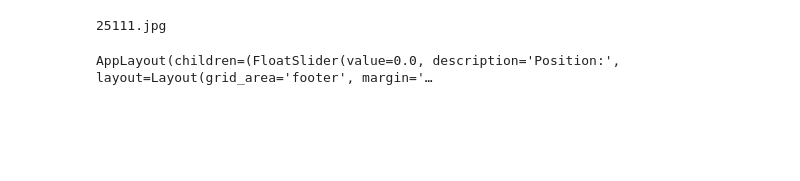
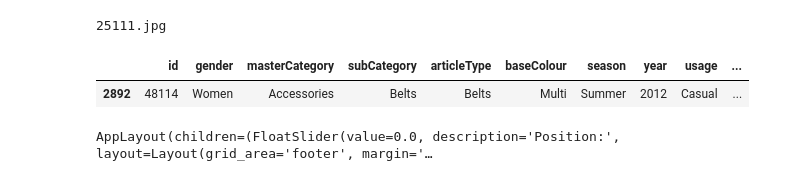
Before and after one commit to jeremypuchta/interactive-exploration-embedding-space, a Jupyter notebook: interactive-exploration-embedding-space.ipynb, the cells around one changed output. Saved outputs shown, nothing was run; the diff lists cells and outputs as text; code cells hidden in the pictures; blank space fills up the shorter version.

```diff
--- a/interactive-exploration-embedding-space.ipynb
+++ b/interactive-exploration-embedding-space.ipynb
@@ -172,6 +185,11 @@ def highlight_nearest_neighbour(id, df):
 print(df.loc[df['id'] == 25111].image.values[0])
 # %% [output]
 25111.jpg
+# %%
+df.loc[df['id'] == 48114]
+# %% [output]
+|  | id | gender | masterCategory | subCategory | articleType | baseColour | season | year | usage | ... |
+| 2892 | 48114 | Women | Accessories | Belts | Belts | Multi | Summer | 2012 | Casual | ... |
 # %%
 from ipywidgets import AppLayout, FloatSlider
 from matplotlib.offsetbox import (AnnotationBbox, OffsetImage, TextArea)
```
Also changed, not shown: parts of 7 cells of this notebook.
